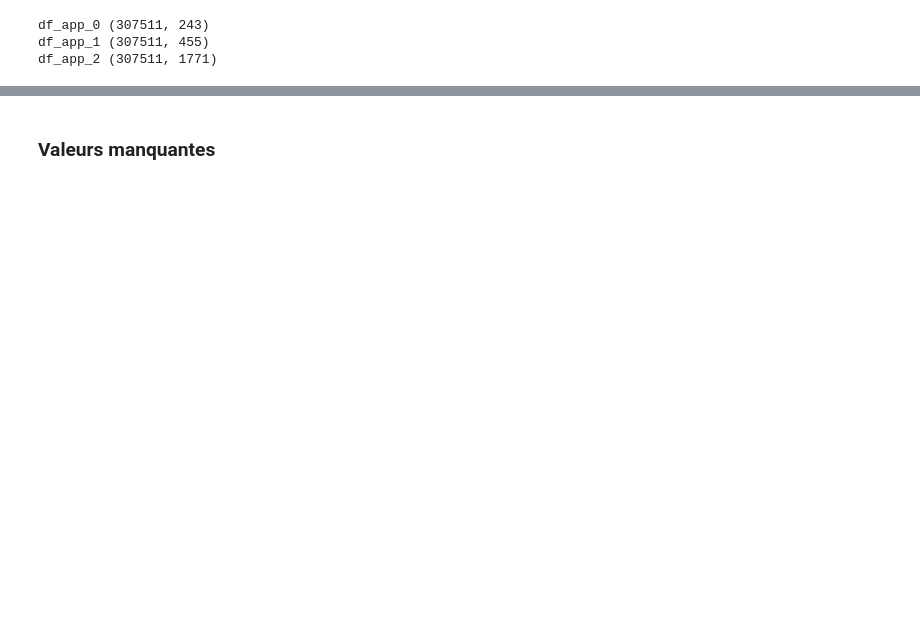
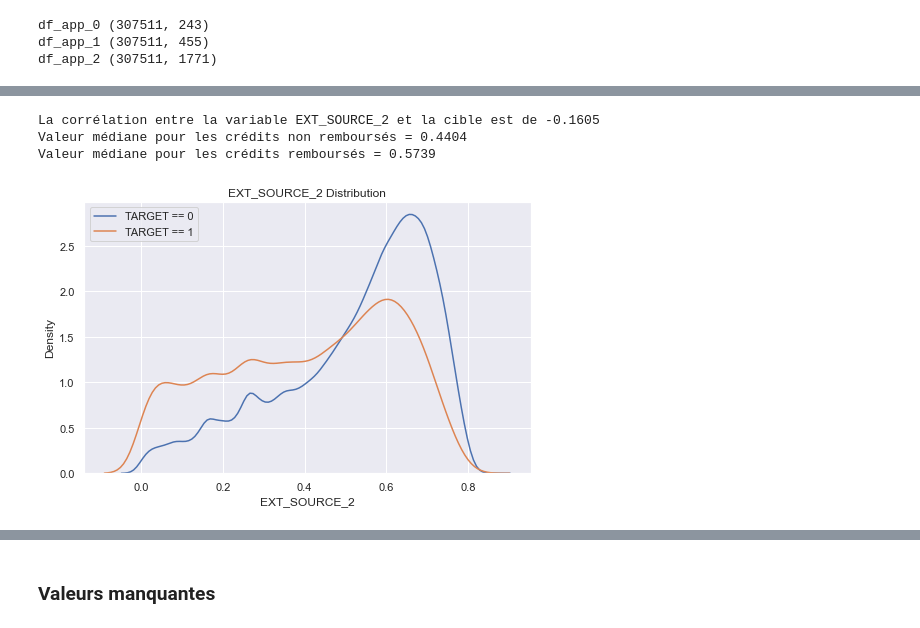
Before and after one commit to leerik/OC_DS_P7, a Jupyter notebook: P7_01_analyse.ipynb, the cells around one changed output, grey strips where cells are left out. Drawn from its saved outputs; the diff is of its cells as text; code cells hidden in the pictures; blank space fills up the shorter version.

```diff
--- a/P7_01_analyse.ipynb
+++ b/P7_01_analyse.ipynb
@@ -675,10 +636,0 @@ df_app.head(2)
-# %%
-# Liste des corrélations
-new_corrs = []
-
-# Pour chaque variable
-for col in columns:
-    # Calcul de la corrélation avec la cible
-    corr = df_app['TARGET'].corr(df_app[col])
-    # Mise à jour de la liste
-    new_corrs.append((col, corr))
@@ -1611,0 +1624,7 @@ df_app_2 (307511, 1771)
+# %%
+kde_target('EXT_SOURCE_2', df_app)
+# %% [output]
+La corrélation entre la variable EXT_SOURCE_2 et la cible est de -0.1605
+Valeur médiane pour les crédits non remboursés = 0.4404
+Valeur médiane pour les crédits remboursés = 0.5739
+[figure, added]
```
Also changed, not shown: parts of 175 cells of this notebook.
